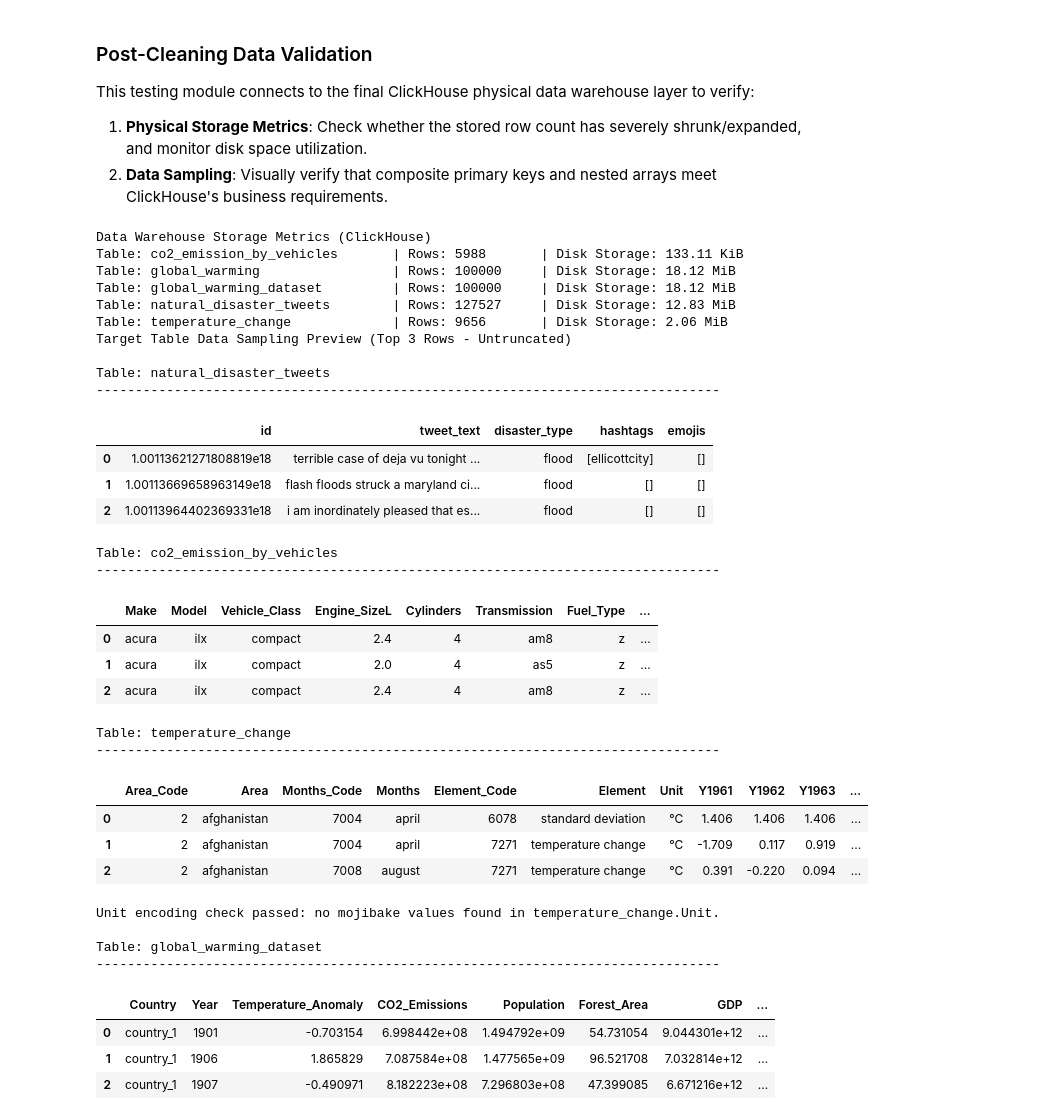
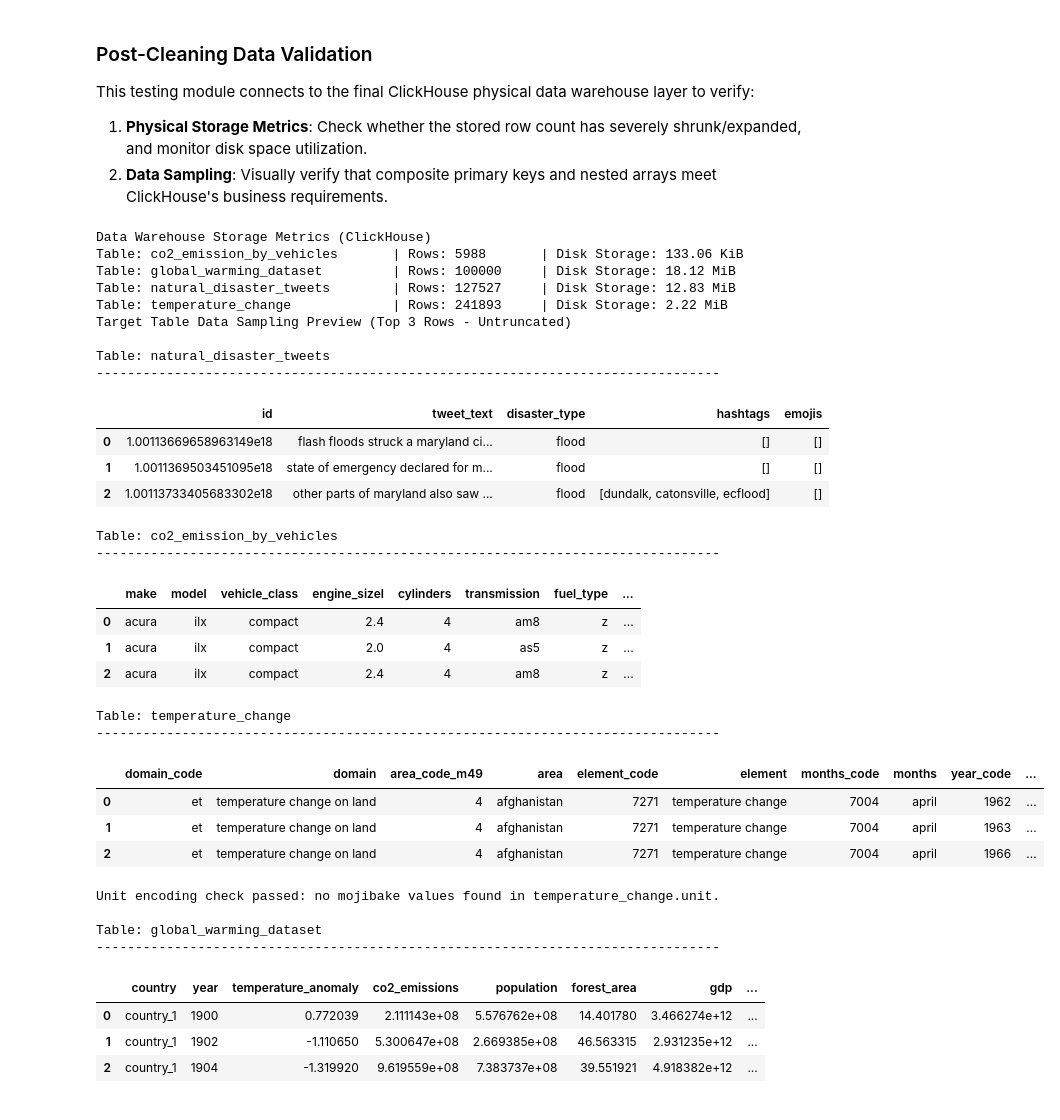
Before and after one commit to noirsa/BDM, a Jupyter notebook: notebooks/Trusted Zone/2. structured_data_cleaning.ipynb, the cells around one changed output. Drawn from its saved outputs; the diff is of its cells as text; code cells hidden in the pictures.

```diff
--- a/notebooks/Trusted Zone/2. structured_data_cleaning.ipynb
+++ b/notebooks/Trusted Zone/2. structured_data_cleaning.ipynb
@@ -472,20 +475,20 @@ def print_storage_metrics(client, database_name: str = "bi_analytics") -> None:
 
 
 def check_temperature_unit_encoding(client, database_name: str = "bi_analytics") -> None:
-    """Verify that temperature_change.Unit no longer contains mojibake markers."""
+    """Verify that temperature_change.unit no longer contains mojibake markers."""
     bad_marker_1 = chr(0x00e2)
     bad_marker_2 = chr(0x00c2)
     unit_check_query = f"""
-    SELECT Unit, count()
+    SELECT unit, count()
     FROM {database_name}.temperature_change
-    WHERE position(Unit, '{bad_marker_1}') > 0 OR position(Unit, '{bad_marker_2}') > 0
-    GROUP BY Unit
+    WHERE position(unit, '{bad_marker_1}') > 0 OR position(unit, '{bad_marker_2}') > 0
+    GROUP BY unit
     """
     bad_units = client.query(unit_check_query).result_rows
     if bad_units:
-        print("WARNING: Remaining mojibake Unit values detected:", bad_units)
+        print("WARNING: Remaining mojibake unit values detected:", bad_units)
     else:
-        print("Unit encoding check passed: no mojibake values found in temperature_change.Unit.")
+        print("Unit encoding check passed: no mojibake values found in temperature_change.unit.")
 
 
 def preview_target_tables(client, target_tables: list[str], database_name: str = "bi_analytics", sample_size: int = 3) -> None:
@@ -512,54 +515,53 @@ def preview_target_tables(client, target_tables: list[str], database_name: str =
                 pdf[column_name] = pdf[column_name].apply(lambda value: list(value) if isinstance(value, (list, tuple)) else value)
             display(pdf)
 
-            if table == "temperature_change" and "Unit" in headers:
+            if table == "temperature_change" and "unit" in headers:
                 check_temperature_unit_encoding(client, database_name=database_name)
 
         except Exception as exc:
             print(f"Could not preview table '{table}': {exc}")
 
 
 client = get_clickhouse_client()
 try:
     print_storage_metrics(client)
     preview_target_tables(
         client,
         ["natural_disaster_tweets", "co2_emission_by_vehicles", "temperature_change", "global_warming_dataset"],
     )
 finally:
     client.close()
 # %% [output]
 Data Warehouse Storage Metrics (ClickHouse)
-Table: co2_emission_by_vehicles       | Rows: 5988       | Disk Storage: 133.11 KiB
-Table: global_warming                 | Rows: 100000     | Disk Storage: 18.12 MiB
+Table: co2_emission_by_vehicles       | Rows: 5988       | Disk Storage: 133.06 KiB
 Table: global_warming_dataset         | Rows: 100000     | Disk Storage: 18.12 MiB
 Table: natural_disaster_tweets        | Rows: 127527     | Disk Storage: 12.83 MiB
-Table: temperature_change             | Rows: 9656       | Disk Storage: 2.06 MiB
+Table: temperature_change             | Rows: 241893     | Disk Storage: 2.22 MiB
 Target Table Data Sampling Preview (Top 3 Rows - Untruncated)
 
 Table: natural_disaster_tweets
 --------------------------------------------------------------------------------
 |  | id | tweet_text | disaster_type | hashtags | emojis |
-| 0 | 1.00113621271808819e18 | terrible case of deja vu tonight ... | flood | [ellicottcity] | [] |
-| 1 | 1.00113669658963149e18 | flash floods struck a maryland ci... | flood | [] | [] |
-| 2 | 1.00113964402369331e18 | i am inordinately pleased that es... | flood | [] | [] |
+| 0 | 1.00113669658963149e18 | flash floods struck a maryland ci... | flood | [] | [] |
+| 1 | 1.0011369503451095e18 | state of emergency declared for m... | flood | [] | [] |
+| 2 | 1.00113733405683302e18 | other parts of maryland also saw ... | flood | [dundalk, catonsville, ecflood] | [] |
 Table: co2_emission_by_vehicles
 --------------------------------------------------------------------------------
-|  | Make | Model | Vehicle_Class | Engine_SizeL | Cylinders | Transmission | Fuel_Type | ... |
+|  | make | model | vehicle_class | engine_sizel | cylinders | transmission | fuel_type | ... |
 | 0 | acura | ilx | compact | 2.4 | 4 | am8 | z | ... |
 | 1 | acura | ilx | compact | 2.0 | 4 | as5 | z | ... |
 | 2 | acura | ilx | compact | 2.4 | 4 | am8 | z | ... |
 Table: temperature_change
 --------------------------------------------------------------------------------
-|  | Area_Code | Area | Months_Code | Months | Element_Code | Element | Unit | Y1961 | Y1962 | Y1963 | ... |
-| 0 | 2 | afghanistan | 7004 | april | 6078 | standard deviation | °C | 1.406 | 1.406 | 1.406 | ... |
-| 1 | 2 | afghanistan | 7004 | april | 7271 | temperature change | °C | -1.709 | 0.117 | 0.919 | ... |
-| 2 | 2 | afghanistan | 7008 | august | 7271 | temperature change | °C | 0.391 | -0.220 | 0.094 | ... |
+|  | domain_code | domain | area_code_m49 | area | element_code | element | months_code | months | year_code | ... |
+| 0 | et | temperature change on land | 4 | afghanistan | 7271 | temperature change | 7004 | april | 1962 | ... |
+| 1 | et | temperature change on land | 4 | afghanistan | 7271 | temperature change | 7004 | april | 1963 | ... |
+| 2 | et | temperature change on land | 4 | afghanistan | 7271 | temperature change | 7004 | april | 1966 | ... |
-Unit encoding check passed: no mojibake values found in temperature_change.Unit.
+Unit encoding check passed: no mojibake values found in temperature_change.unit.
 
 Table: global_warming_dataset
 --------------------------------------------------------------------------------
-|  | Country | Year | Temperature_Anomaly | CO2_Emissions | Population | Forest_Area | GDP | ... |
-| 0 | country_1 | 1901 | -0.703154 | 6.998442e+08 | 1.494792e+09 | 54.731054 | 9.044301e+12 | ... |
-| 1 | country_1 | 1906 | 1.865829 | 7.087584e+08 | 1.477565e+09 | 96.521708 | 7.032814e+12 | ... |
-| 2 | country_1 | 1907 | -0.490971 | 8.182223e+08 | 7.296803e+08 | 47.399085 | 6.671216e+12 | ... |
+|  | country | year | temperature_anomaly | co2_emissions | population | forest_area | gdp | ... |
+| 0 | country_1 | 1900 | 0.772039 | 2.111143e+08 | 5.576762e+08 | 14.401780 | 3.466274e+12 | ... |
+| 1 | country_1 | 1902 | -1.110650 | 5.300647e+08 | 2.669385e+08 | 46.563315 | 2.931235e+12 | ... |
+| 2 | country_1 | 1904 | -1.319920 | 9.619559e+08 | 7.383737e+08 | 39.551921 | 4.918382e+12 | ... |
```
Also changed, not shown: parts of 4 cells of this notebook, 1 other file.
